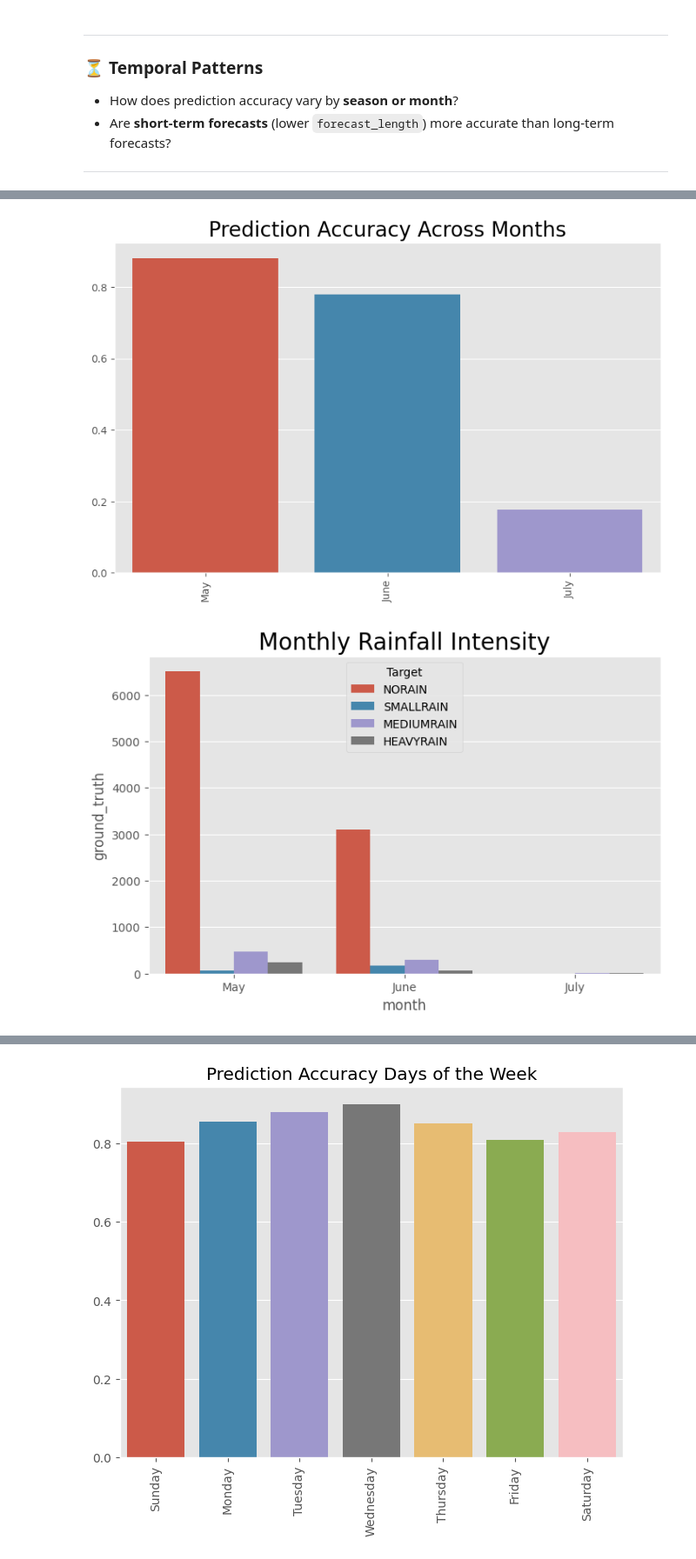
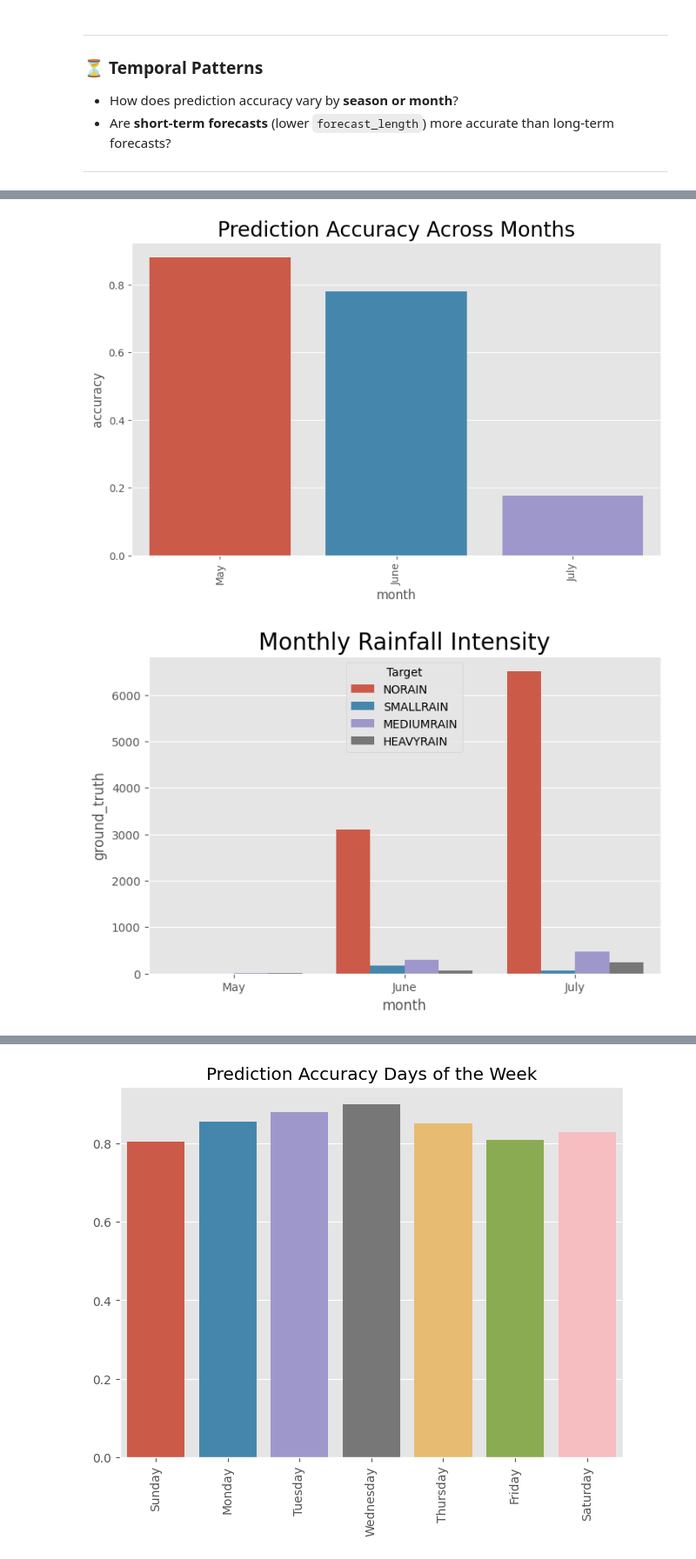
Before and after one commit to kamau96/zindi-projects, a Jupyter notebook: Zindi Projects/Rainfall-Prediction-Indigenous-Knowledge/notebooks/ghana-s-indigenous-intel-challenge-eda.ipynb, the cells around one changed output, grey strips where cells are left out. Shown at 87% size. Drawn from its saved outputs; the diff is of its cells as text; code cells hidden in the pictures.

```diff
--- a/Zindi Projects/Rainfall-Prediction-Indigenous-Knowledge/notebooks/ghana-s-indigenous-intel-challenge-eda.ipynb
+++ b/Zindi Projects/Rainfall-Prediction-Indigenous-Knowledge/notebooks/ghana-s-indigenous-intel-challenge-eda.ipynb
@@ -234,7 +235,7 @@ def prediction_target_combination(col_of_interest: str, prediction: str, target:
         }
     )
 # %%
-def calculate_grouped_accuracy(mapper: dict, index: int, df: pd.DataFrame) -> None:
+def calculate_grouped_accuracy(mapper: dict, index: int, df: pd.DataFrame) -> np.array:
     """
     Calculate prediction accuracy for groups in a dataframe.
 
@@ -266,7 +267,7 @@ def calculate_grouped_accuracy(mapper: dict, index: int, df: pd.DataFrame) -> No
         accuracy = value[0] / value[1]
         mapper[variable] = accuracy
 
-    # Sort accuracy in ascending order
+    # Sort accuracy in descending order
     mapper_to_list = list(mapper.items())
     mapper_to_list = sorted(mapper_to_list,
                             key=lambda pair: pair[1],
@@ -281,12 +282,12 @@ def clean_text(text: str) -> str:
     Parameters
     ----------
     community : str
-        The community name as a string (e.g., 'Green Valley').
+        The community name as a string (e.g., 'Assin Atonsu').
 
     Returns
     -------
     str
-        Cleaned community name in lowercase (e.g., 'green valley').
+        Cleaned community name in lowercase (e.g., 'assin atonsu').
     """
     # Split the name into words and thereafter convert each word to lowercase
     text_split = text.split()
@@ -558,17 +486,20 @@ Name: count, dtype: int64
 # %%
 month_correct_prediction = {'May': [0, 0], 'June': [0, 0], 'July': [0, 0]}
 month_accuracy = calculate_grouped_accuracy(month_correct_prediction, 12, eda_data)
+month_accuracy = pd.DataFrame(month_accuracy, columns=['month', 'accuracy'])
+month_accuracy['accuracy'] = month_accuracy['accuracy'].astype(float)
 # %%
 fig, ax = plt.subplots(figsize=(8 ,5))
-sns.barplot(x=month_accuracy[:, 0],
-            y=month_accuracy[:, 1].astype(float))
+sns.barplot(x="month",
+            y="accuracy",
+            data=month_accuracy)
 fig.tight_layout()
 ax.set_title("Prediction Accuracy Across Months", size=20)
 ax.set_xticks([0, 1, 2], ["May", "June", "July"])
 ax.tick_params(axis="x", rotation=90)
 plt.show()
 # %% [output]
-[figure, old version]
+[figure, new version]
 # %%
 monthly_rainfall_intensity = eda_data.groupby(['month', 'Target']) \
                             .agg({'Target': 'count'}).rename(columns={'Target': 'ground_truth'}).reset_index()
@@ -577,10 +508,10 @@ sns.barplot(x='month',
             y='ground_truth',
             hue='Target',
             hue_order=['NORAIN', 'SMALLRAIN', 'MEDIUMRAIN', 'HEAVYRAIN'],
+            order=["May", "June", "July"],
             ax=ax,
             data=monthly_rainfall_intensity)
-ax.set_title("Monthly Rainfall Intensity", size=20)
-ax.set_xticks([0, 1, 2], ["May", "June", "July"])
+ax.set_title(label="Monthly Rainfall Intensity", size=20)
 plt.show()
 # %% [output]
-[figure, old version]
+[figure, new version]
```
Also changed, not shown: parts of 34 cells of this notebook, 2 other files.
